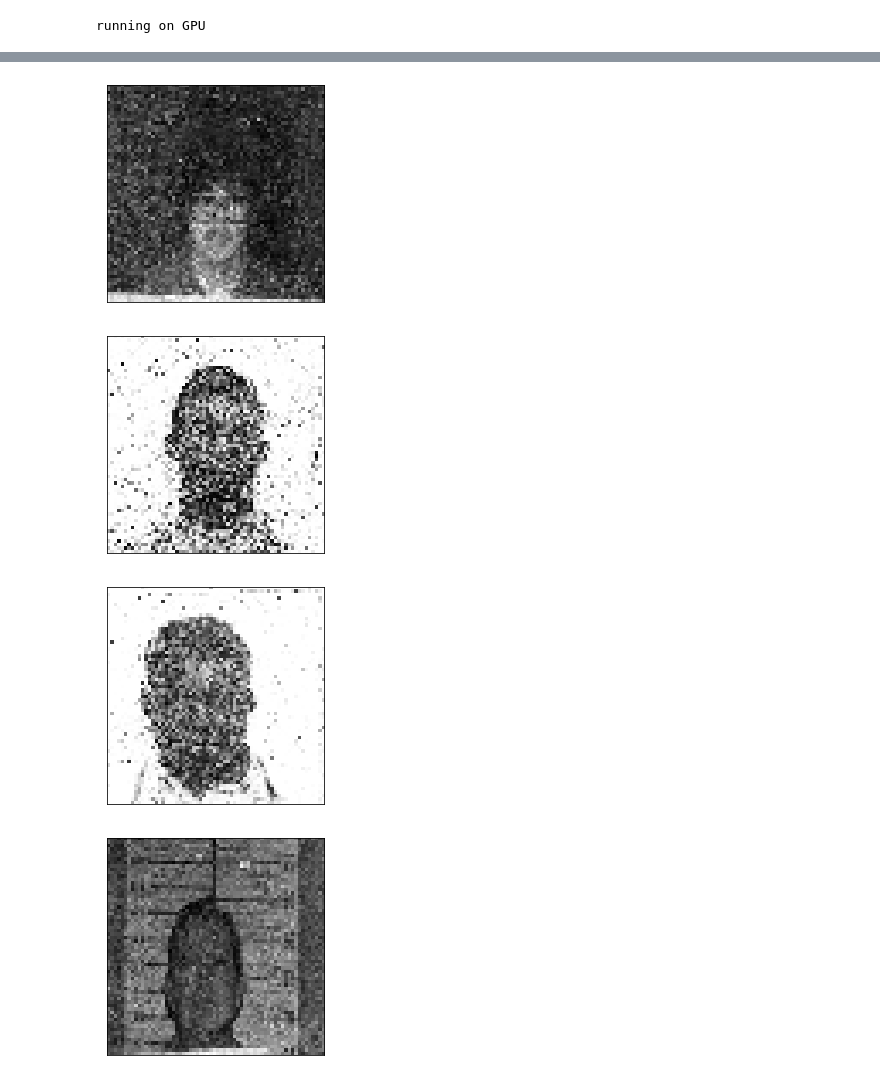
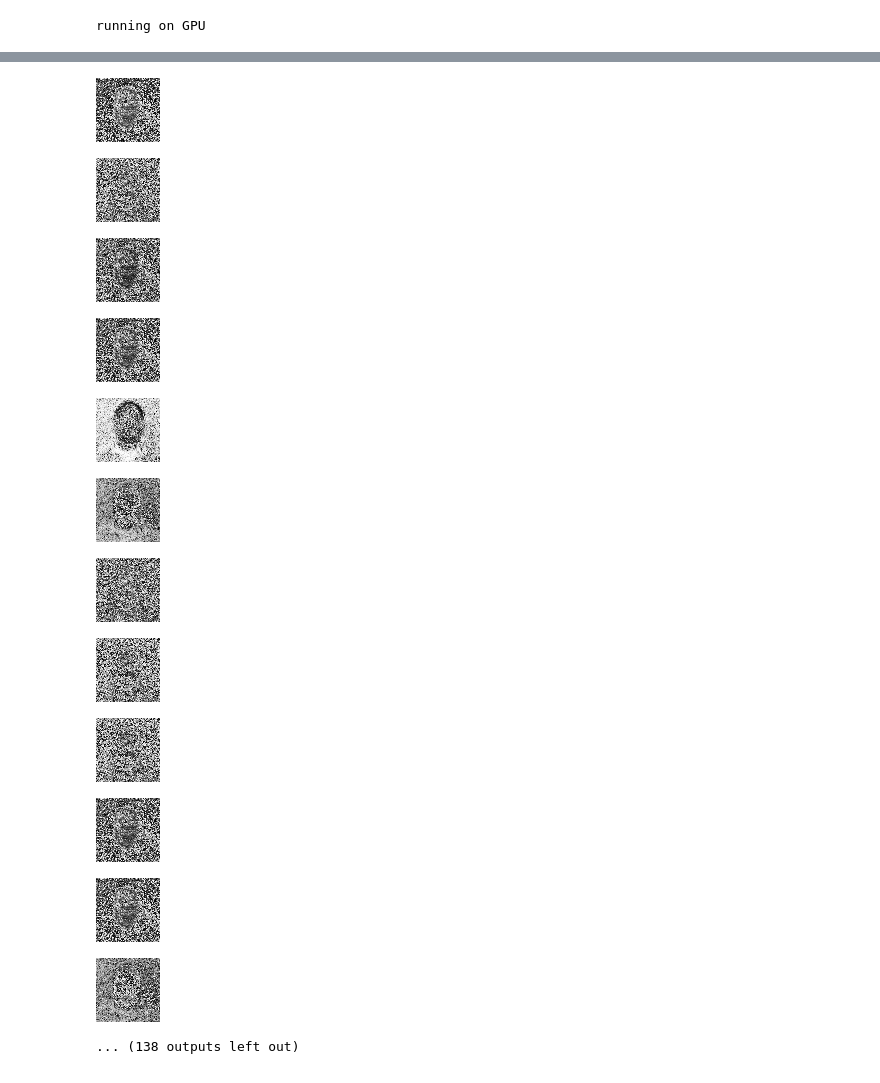
Before and after one commit to Minigrim0/GANgster, a Jupyter notebook: notebooks/GANgster.ipynb, the cells around one changed output, grey strips where cells are left out. Saved outputs shown, nothing was run; the diff lists cells and outputs as text; code cells hidden in the pictures.

```diff
--- a/notebooks/GANgster.ipynb
+++ b/notebooks/GANgster.ipynb
@@ -123,7 +141,6 @@ optimizer_generator = torch.optim.Adam(generator.parameters(), lr=lr)
+# %%
+evolution = []
 # %%
-per_100_time = []
-
-
 epoch_start = time.time()
 for epoch in range(num_epochs):
     loss_discriminator = 0
@@ -172,19 +189,27 @@ for epoch in range(num_epochs):
         optimizer_generator.step()
 
     # Show loss
-    if epoch % 100 == 0 and epoch != 0:
-        per_100_time.append(time.time() - epoch_start)
+    if epoch % show_every == 0 and epoch != 0:
+        per_x_time.append(time.time() - epoch_start)
         epoch_start = time.time()
+        losses["generator"].append(float(loss_generator))
+        losses["discriminator"].append(float(loss_discriminator))
+
         ld = str(round(float(loss_discriminator), 10)).zfill(12)
         lg = str(round(float(loss_generator), 10)).zfill(12)
-        it = str(round(per_100_time[-1], 4)).zfill(9)
-        av = str(round(sum(per_100_time)/len(per_100_time), 2)).zfill(6)
+        it = str(round(per_x_time[-1], 4)).zfill(9)
+        av = str(round(sum(per_x_time)/len(per_x_time), 2)).zfill(6)
         seconds = round(
-            ((sum(per_100_time)/len(per_100_time)) * ((num_epochs - epoch)/100)),
+            ((sum(per_x_time)/len(per_x_time)) * ((num_epochs - epoch)/show_every)),
             2
         )
         m, s = divmod(seconds, 60)
         h, m = divmod(m, 60)
         tl = "%d:%02d:%02d" % (h, m, s)
         print(f"[+] EPOCH : {str(epoch).zfill(7)} | LD.: {ld} | LG.: {lg} | IT : {it}s | AV : {av} | TL : {tl}""")
+
+        generated_sample = generator(show_test_sample)
+        generated_sample = generated_sample.cpu().detach()
+        image = transforms.ToPILImage()(generated_sample[0].reshape(image_size, image_size))
+        evolution.append(image)
 # %% [output]
@@ -230,14 +257,23 @@ generated_samples = generator(latent_space_samples)
-# %%
-generated_samples = generated_samples.cpu().detach()
-
-for i in range(4):
-    fig = plt.figure()
-    plt.imshow(generated_samples[i].reshape(image_size, image_size), cmap="gray", figure=fig)
-    plt.xticks([])
-    plt.yticks([])
-    fig.savefig(f"{path}/figure_{i}.png")
-# %% [output]
-[figure, removed]
-[figure, removed]
-[figure, removed]
-[figure, removed]
+# %%
+samples_amount = 150
+# %%
+samples_to_try = torch.randn(samples_amount, generator_entry).to(device=device)
+generated_samples = generator(samples_to_try).cpu().detach()
+
+for i in range(samples_amount):
+    image = transforms.ToPILImage()(generated_samples[i].reshape(image_size, image_size))
+    display.display(image)
+# %% [output]
+[figure, added]
+[figure, added]
+[figure, added]
+[figure, added]
+[figure, added]
+[figure, added]
+[figure, added]
+[figure, added]
+[figure, added]
+[figure, added]
+[figure, added]
+[figure, added]
+... (138 outputs left out)
```
Also changed, not shown: parts of 17 cells of this notebook.
